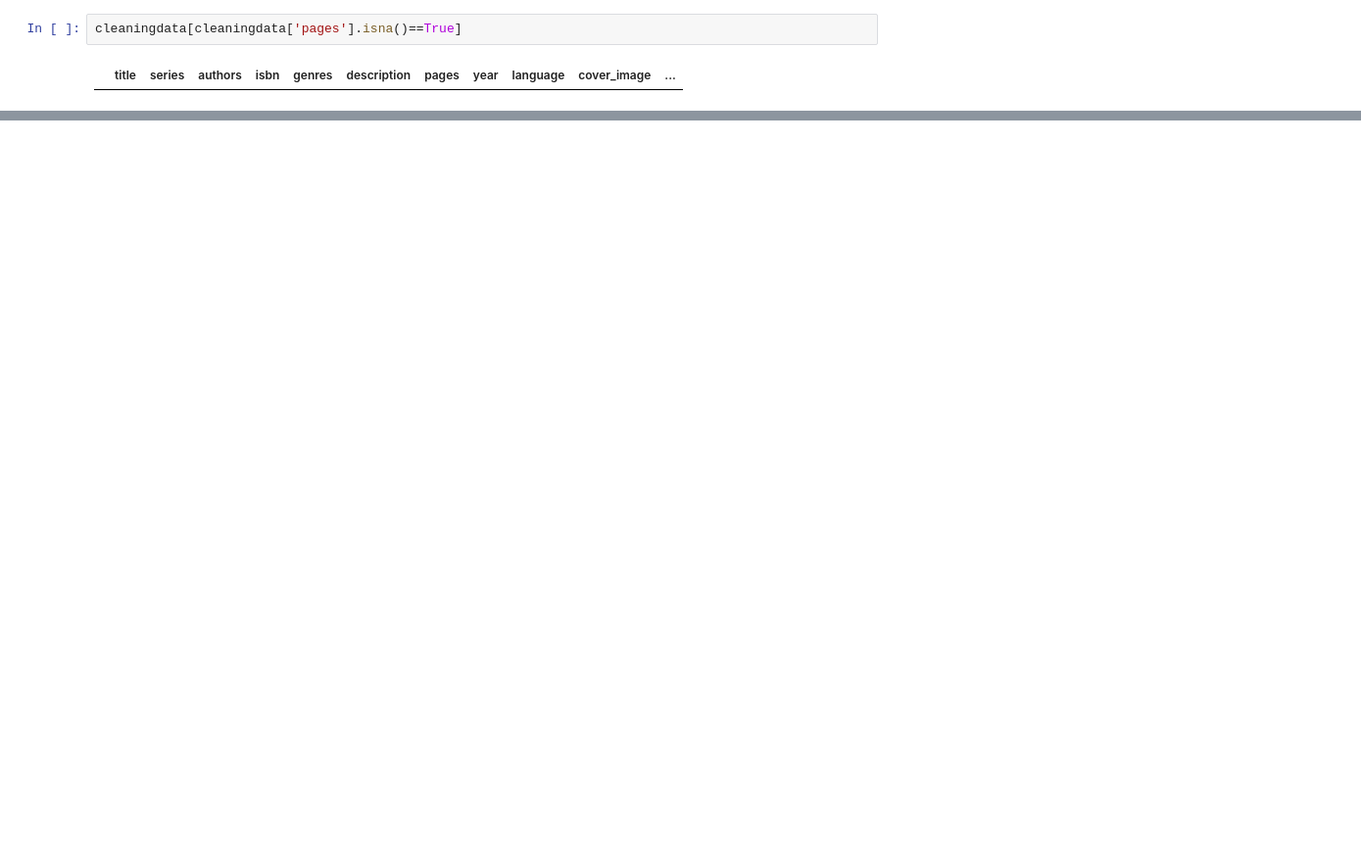
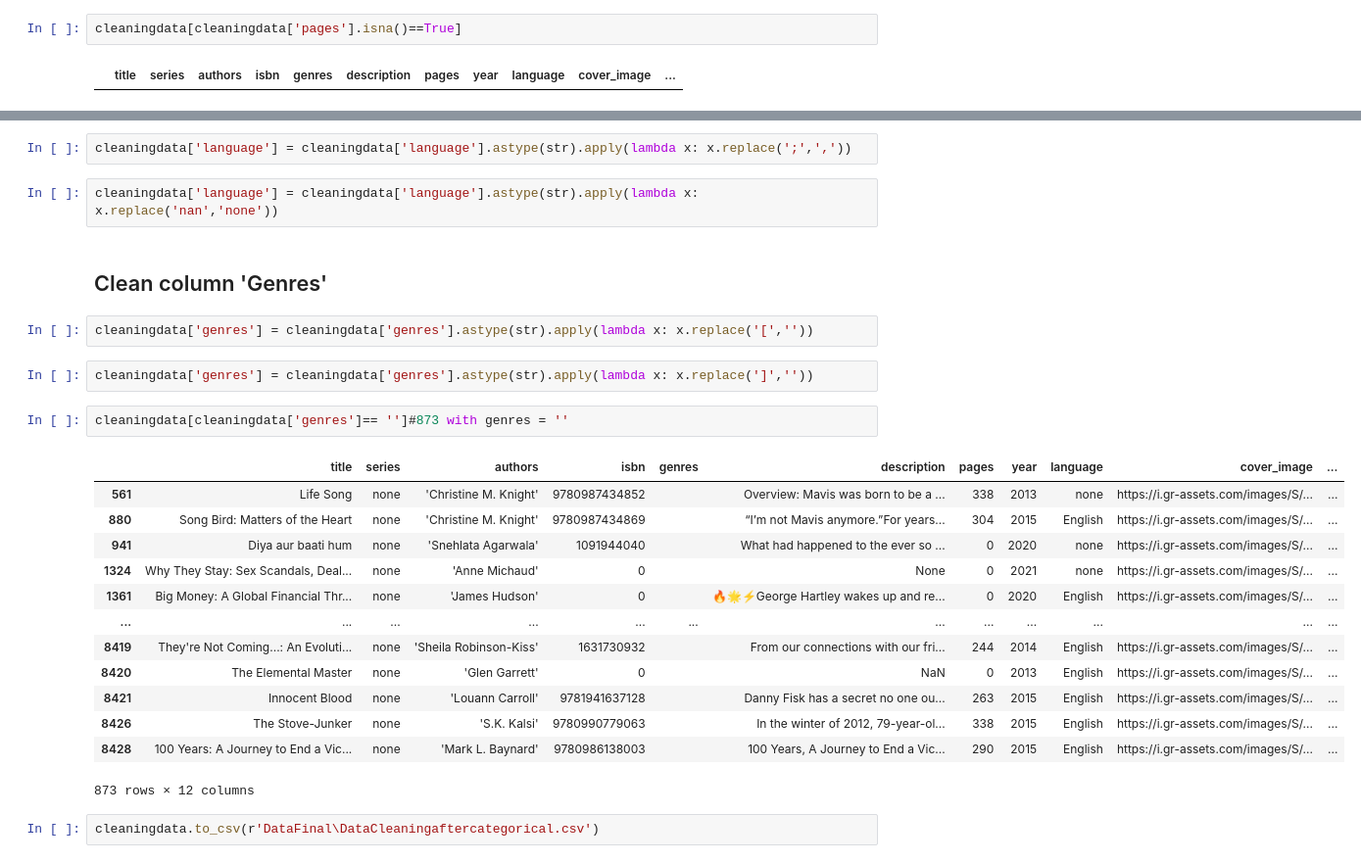
Before and after one commit to AntoniaBl/Ironhack_FinalProject_Books, a Jupyter notebook: Data_Cleaning.ipynb, the cells around one changed output, grey strips where cells are left out. Shown: that part at 98% size. Cells and saved outputs as stored; diff of their text form; blank space fills up the shorter version.

```diff
--- a/Data_Cleaning.ipynb
+++ b/Data_Cleaning.ipynb
@@ -282,0 +314,28 @@ df['cleaned_desc'] = df.cleaned_desc.apply(func=remove_html)
+# %%
+cleaningdata['language'] = cleaningdata['language'].astype(str).apply(lambda x: x.replace(';',','))
+# %%
+cleaningdata['language'] = cleaningdata['language'].astype(str).apply(lambda x: x.replace('nan','none'))
+# %% [markdown]
+## Clean column 'Genres'
+# %%
+cleaningdata['genres'] = cleaningdata['genres'].astype(str).apply(lambda x: x.replace('[',''))
+# %%
+cleaningdata['genres'] = cleaningdata['genres'].astype(str).apply(lambda x: x.replace(']',''))
+# %%
+cleaningdata[cleaningdata['genres']== '']#873 with genres = ''
+# %% [output]
+|  | title | series | authors | isbn | genres | description | pages | year | language | cover_image | ... |
+| 561 | Life Song | none | 'Christine M. Knight' | 9780987434852 |  | Overview: Mavis was born to be a ... | 338 | 2013 | none | https://i.gr-assets.com/images/S/... | ... |
+| 880 | Song Bird: Matters of the Heart | none | 'Christine M. Knight' | 9780987434869 |  | “I’m not Mavis anymore.”For years... | 304 | 2015 | English | https://i.gr-assets.com/images/S/... | ... |
+| 941 | Diya aur baati hum | none | 'Snehlata Agarwala' | 1091944040 |  | What had happened to the ever so ... | 0 | 2020 | none | https://i.gr-assets.com/images/S/... | ... |
+| 1324 | Why They Stay: Sex Scandals, Deal... | none | 'Anne Michaud' | 0 |  | None | 0 | 2021 | none | https://i.gr-assets.com/images/S/... | ... |
+| 1361 | Big Money: A Global Financial Thr... | none | 'James Hudson' | 0 |  | 🔥🌟⚡George Hartley wakes up and re... | 0 | 2020 | English | https://i.gr-assets.com/images/S/... | ... |
+| ... | ... | ... | ... | ... | ... | ... | ... | ... | ... | ... | ... |
+| 8419 | They're Not Coming...: An Evoluti... | none | 'Sheila Robinson-Kiss' | 1631730932 |  | From our connections with our fri... | 244 | 2014 | English | https://i.gr-assets.com/images/S/... | ... |
+| 8420 | The Elemental Master | none | 'Glen Garrett' | 0 |  | NaN | 0 | 2013 | English | https://i.gr-assets.com/images/S/... | ... |
+| 8421 | Innocent Blood | none | 'Louann Carroll' | 9781941637128 |  | Danny Fisk has a secret no one ou... | 263 | 2015 | English | https://i.gr-assets.com/images/S/... | ... |
+| 8426 | The Stove-Junker | none | 'S.K. Kalsi' | 9780990779063 |  | In the winter of 2012, 79-year-ol... | 338 | 2015 | English | https://i.gr-assets.com/images/S/... | ... |
+| 8428 | 100 Years: A Journey to End a Vic... | none | 'Mark L. Baynard' | 9780986138003 |  | 100 Years, A Journey to End a Vic... | 290 | 2015 | English | https://i.gr-assets.com/images/S/... | ... |
+873 rows × 12 columns
+# %%
+cleaningdata.to_csv(r'DataFinal\DataCleaningaftercategorical.csv')
```
Also changed, not shown: parts of 70 cells of this notebook, 1 other file.
